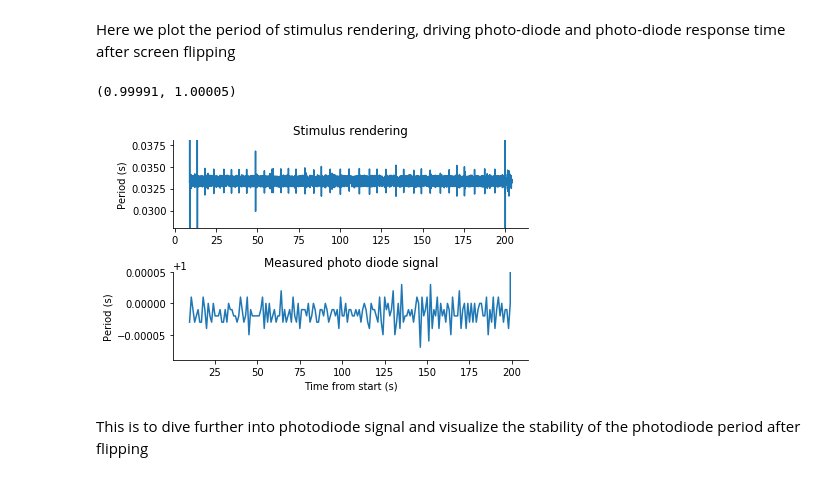
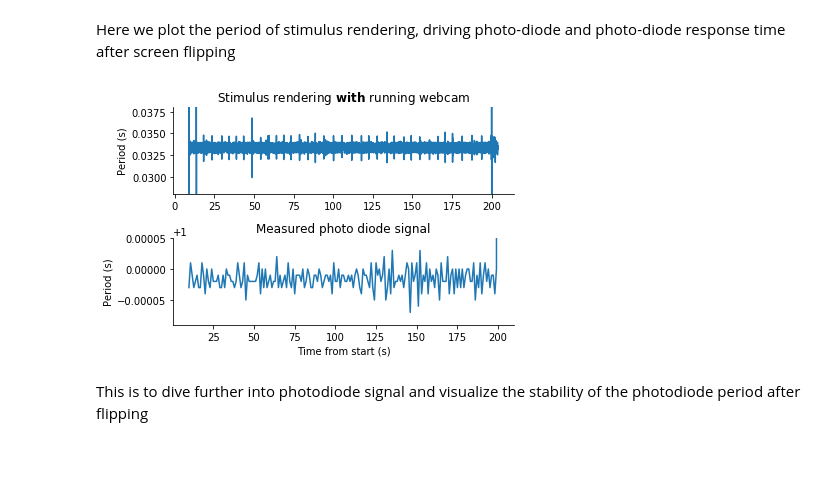
Before and after one commit to AllenInstitute/bonsai_workflows, a Jupyter notebook: Analysis/detection_of_change_with_camera/2021-05-12-det_change_with_camera.ipynb, the cells around one changed output. Drawn from its saved outputs; the diff is of its cells as text; code cells hidden in the pictures.

Commit message:
Update camera figures

```diff
--- a/Analysis/detection_of_change_with_camera/2021-05-12-det_change_with_camera.ipynb
+++ b/Analysis/detection_of_change_with_camera/2021-05-12-det_change_with_camera.ipynb
@@ -20,37 +20,36 @@ Here we plot the period of stimulus rendering, driving photo-diode and photo-dio
 # This is the fastest output from bonsai to digital line
 times_bonsai_fast_sync = dset.get_rising_edges('vsync_stim', units='sec')[10:-10]
 
 # This is the driving signal behind the photodiode
 times_bonsai_driving_photodiode = dset.get_rising_edges(
     'stim_running', units='sec')
 
 times_photodiode = dset.get_rising_edges('stim_photodiode', units='sec')
 
 plt.subplot(2, 1, 1)
 y_axis_data = np.diff(times_bonsai_fast_sync)
 plt.plot(times_bonsai_fast_sync[1:], y_axis_data)
 plt.ylabel('Period (s)')
 plt.gca().spines['right'].set_visible(False)
 plt.gca().spines['top'].set_visible(False)
-plt.title('Stimulus rendering')
+plt.title("Stimulus rendering " + r"$\bf{" +  "with" + "}$ running webcam")
 #plt.ylim([np.percentile(y_axis_data,0.1),np.percentile(y_axis_data,99.9)])
 plt.ylim([0.028, 0.038])
 
 plt.subplot(2, 1, 2)
 y_axis_data = np.diff(
     times_photodiode)
 plt.plot(times_photodiode[1:], y_axis_data)
 plt.xlabel('Time from start (s)')
 plt.ylabel('Period (s)')
 plt.title('Measured photo diode signal')
 plt.gca().spines['right'].set_visible(False)
 plt.gca().spines['top'].set_visible(False)
+plt.ylim([0.99991, 1.00005])
 plt.tight_layout()
 plt.savefig('det_change_with_camera_sync_lines.png')
-plt.ylim([0.99991, 1.00005])
 # %% [output]
-(0.99991, 1.00005)
-[figure, old version]
+[figure, new version]
 # %% [markdown]
 This is to dive further into photodiode signal and visualize the stability of the photodiode period after flipping
 # %%
```
Also changed, not shown: 3 other files.
